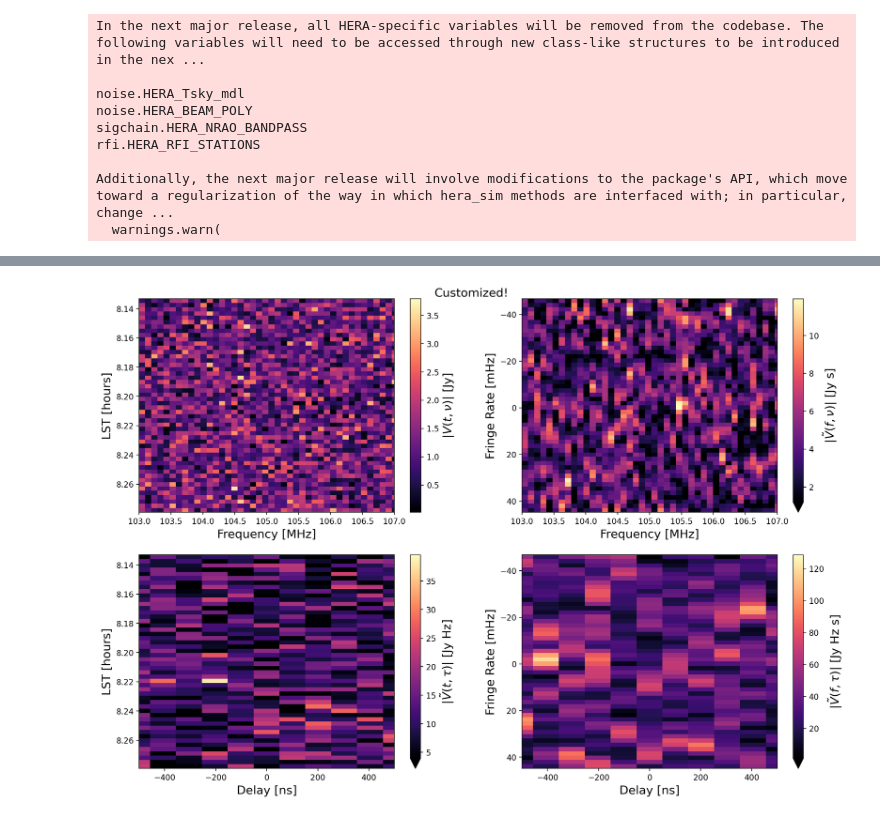
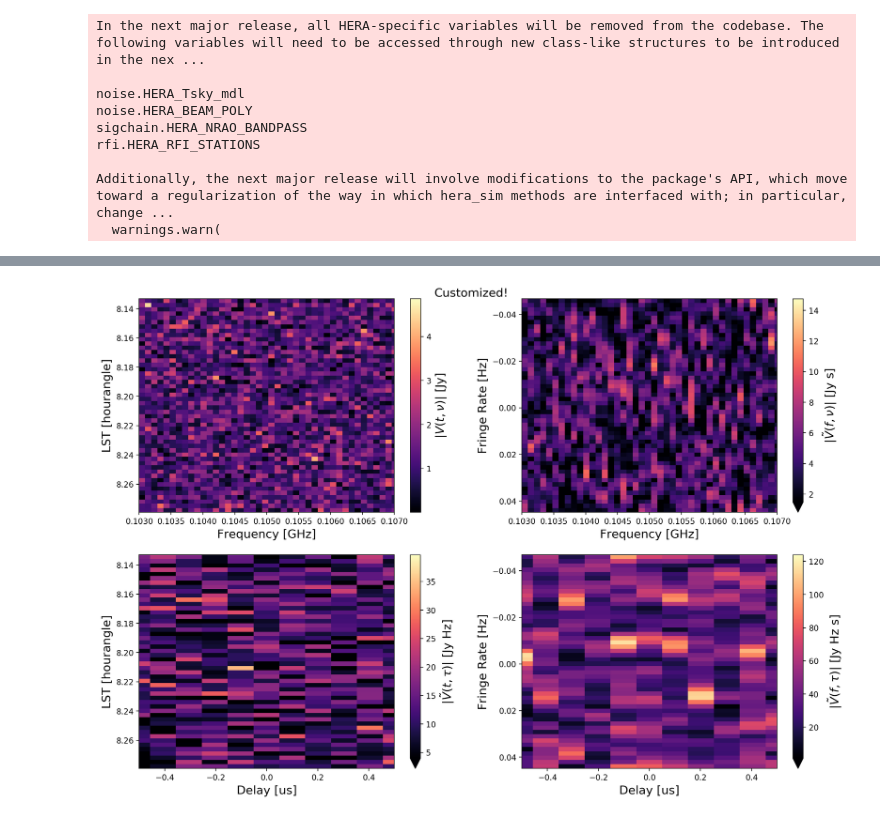
Before and after one commit to HERA-Team/uvtools, a Jupyter notebook: examples/fancy_plotters_demo.ipynb, the cells around one changed output, grey strips where cells are left out. Drawn from its saved outputs; the diff is of its cells as text; code cells hidden in the pictures.

```diff
--- a/examples/fancy_plotters_demo.ipynb
+++ b/examples/fancy_plotters_demo.ipynb
@@ -217,20 +228,21 @@ fig = uvtools.plot.fourier_transform_waterfalls(
 # %%
 # Customize lots of things at once
 fig = uvtools.plot.fourier_transform_waterfalls(
     uvd,
     antpairpol=(0,1,'xx'),
+    plot_units={"lst": "hourangle", "freq": "GHz", "fringe-rate": "Hz", "delay": "us"},
     mode="abs",
     set_title="Customized!",
     fontsize=15,
     figsize=(16,11),
     dpi=200,
     cmap="magma",
-    plot_limits={"delay": (-500, 500), "freq": (103, 107)},
+    plot_limits={"delay": (-0.5, 0.5), "freq": (0.103, 0.107)},
     dynamic_range={("delay","time"): 1, ("fringe-rate","freq"): 1, ("fringe-rate","delay"): 2},
     freq_taper="tukey", # Just doing some weird taper choices to show code flexibility
     freq_taper_kwargs={"alpha": 0.2},
     time_taper="hanning",
     time_taper_kwargs={"edgecut_low": 10, "edgecut_hi": 10}
 )
 # %% [output]
-[figure, old version]
+[figure, new version]
```
Also changed, not shown: parts of 19 cells of this notebook.
